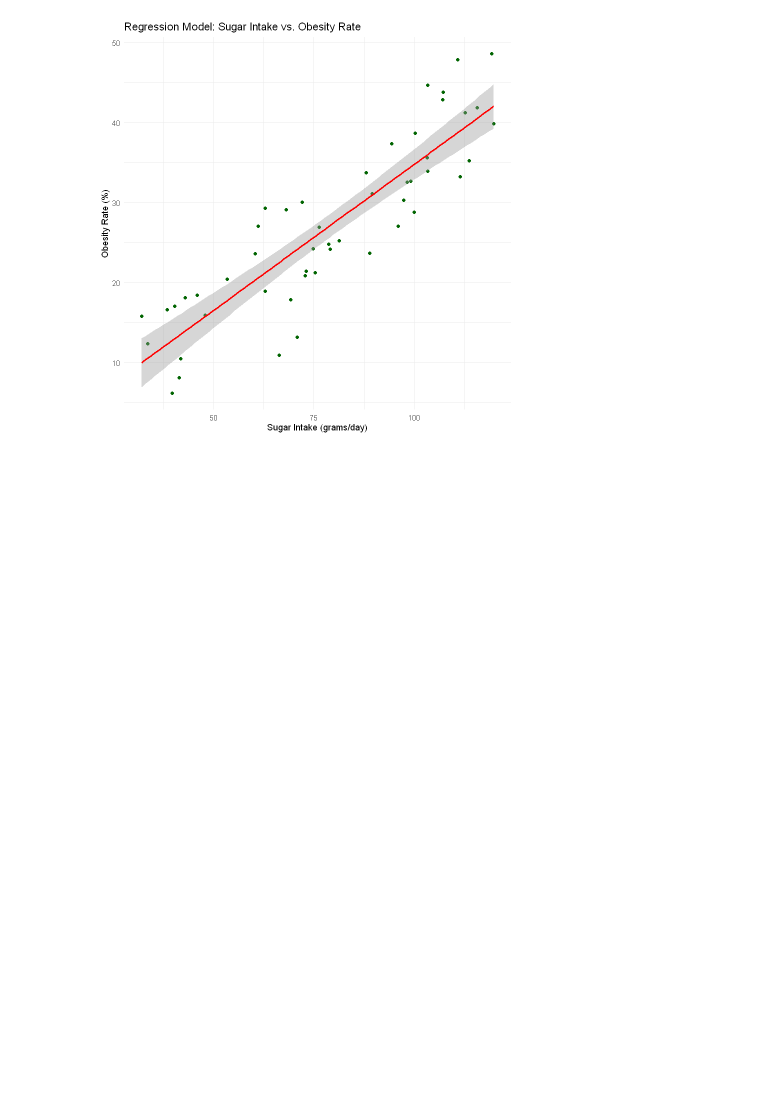
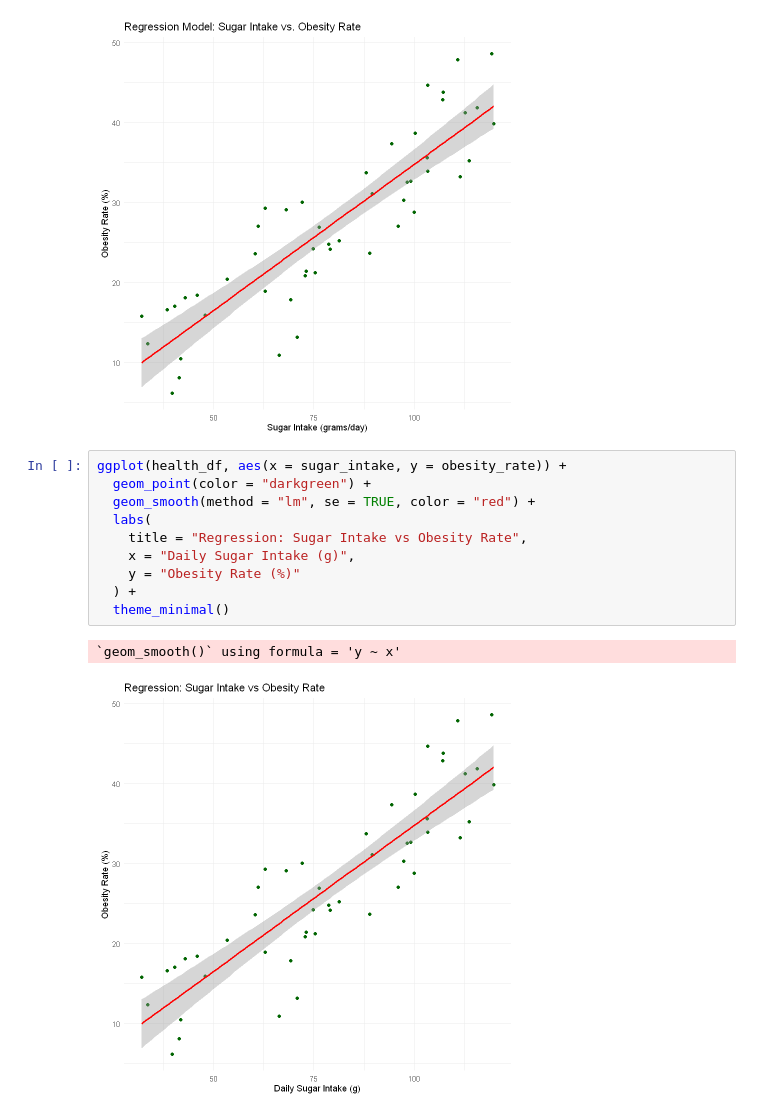
Before and after one commit to bbrodo/CST184_Examples, a Jupyter notebook: Week10/Week10.3&4_Activity.ipynb, the cells around one changed output. Cells and saved outputs as stored; diff of their text form; blank space fills up the shorter version.

```diff
--- a/Week10/Week10.3_Activity.ipynb
+++ b/Week10/Week10.3&4_Activity.ipynb
@@ -65,3 +65,16 @@ ggplot(health_df, aes(x = sugar_intake, y = obesity_rate)) +
 # %% [output]
 `geom_smooth()` using formula = 'y ~ x'
 [figure]
+# %%
+ggplot(health_df, aes(x = sugar_intake, y = obesity_rate)) +
+  geom_point(color = "darkgreen") +
+  geom_smooth(method = "lm", se = TRUE, color = "red") +
+  labs(
+    title = "Regression: Sugar Intake vs Obesity Rate",
+    x = "Daily Sugar Intake (g)",
+    y = "Obesity Rate (%)"
+  ) +
+  theme_minimal()
+# %% [output]
+`geom_smooth()` using formula = 'y ~ x'
+[figure, added]
```
Also changed, not shown: parts of 1 cell of this notebook, 2 other files.
